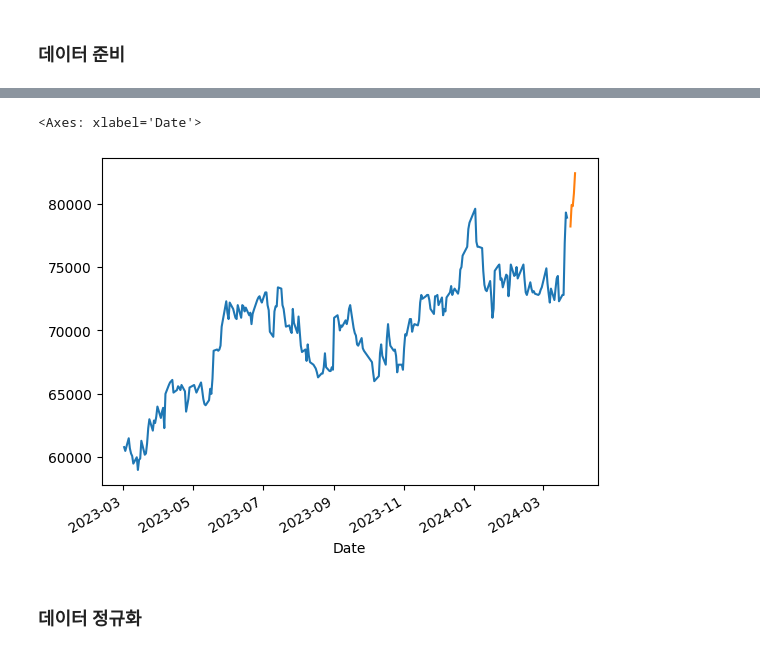
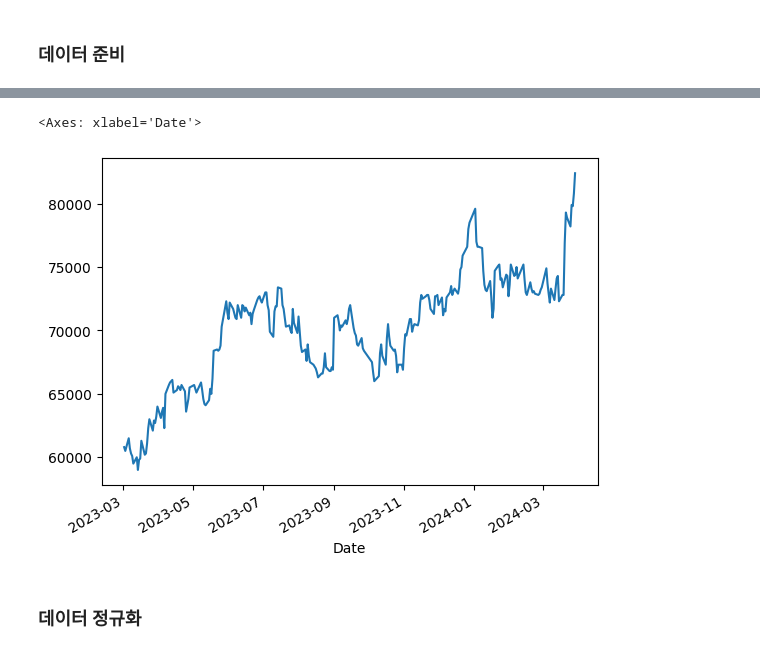
Before and after one commit to Kahkim/Lec_Exp_24_2, a Jupyter notebook: ma_exp.ipynb, the cells around one changed output, grey strips where cells are left out. Drawn from its saved outputs; the diff is of its cells as text; code cells hidden in the pictures.

```diff
--- a/ma_exp.ipynb
+++ b/ma_exp.ipynb
@@ -136,9 +111,8 @@ memory usage: 280.0 bytes
-# %%
-demands['Close'].plot()
-test_demands['Close'].plot()
-# %% [output]
-<Axes: xlabel='Date'>
-[figure, removed]
+# %%
+df.plot()
+# %% [output]
+<Axes: xlabel='Date'>
+[figure, added]
 # %% [markdown]
 ### 데이터 정규화
 # %%
```
Also changed, not shown: parts of 12 cells of this notebook, 1 other file.
